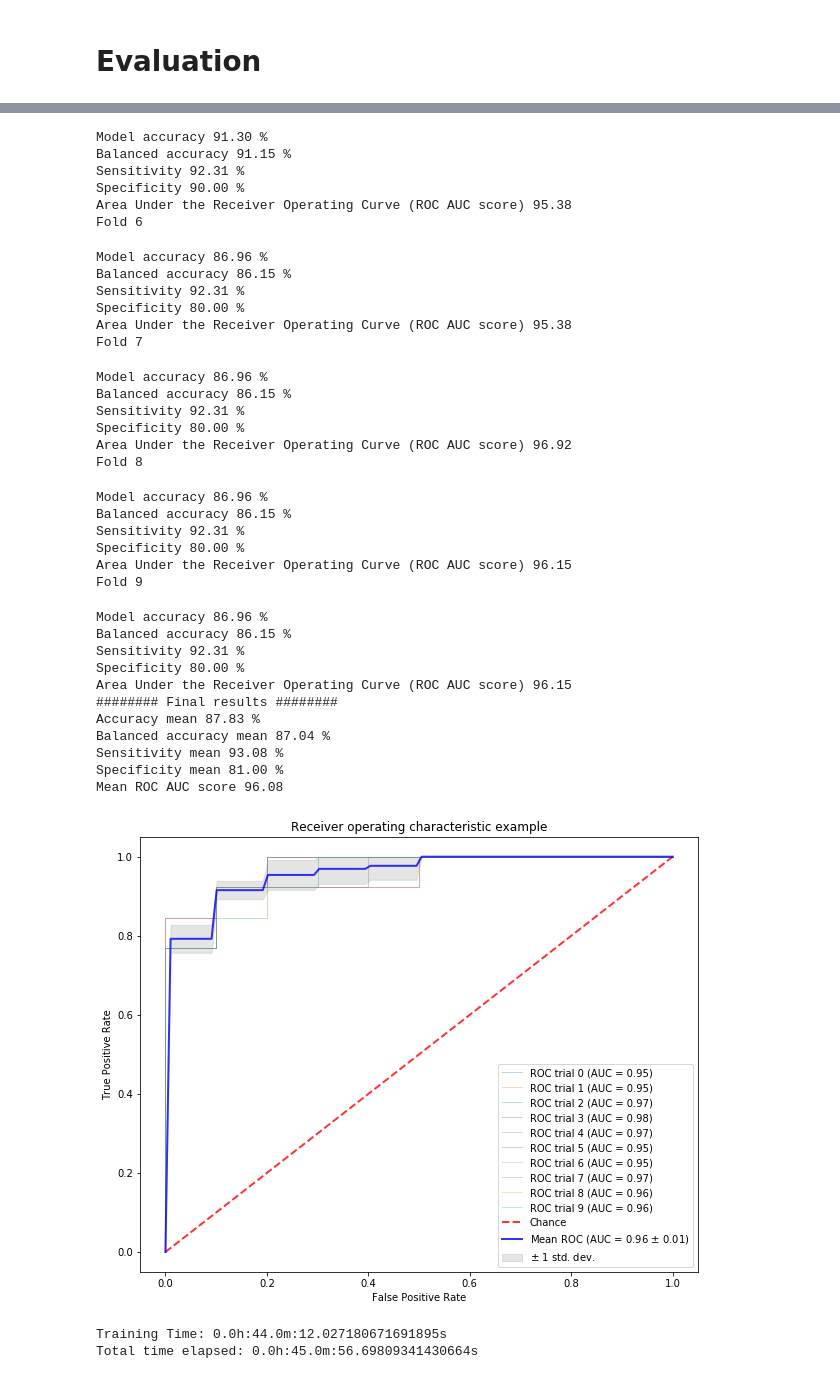
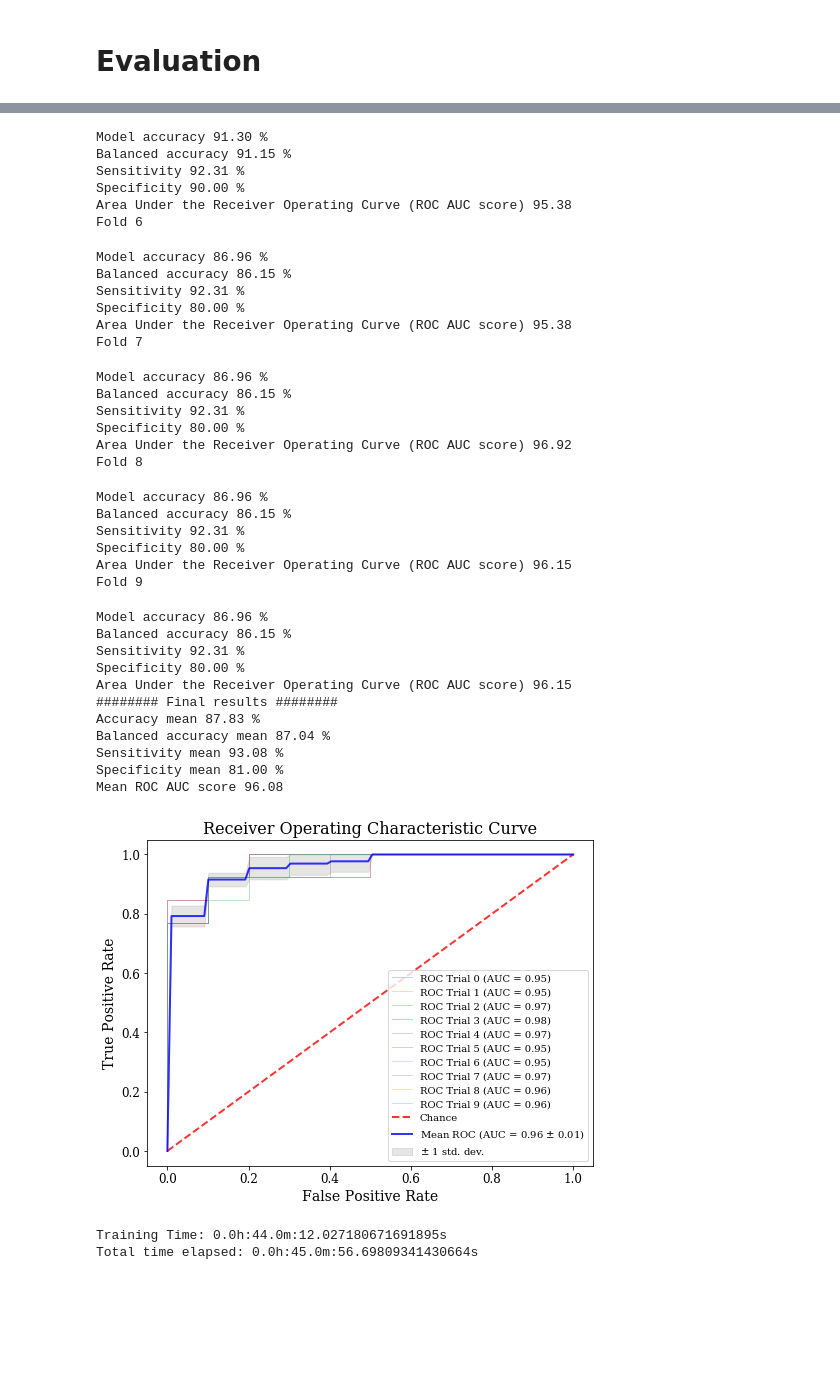
Before and after one commit to derEitel/explainableMS, a Jupyter notebook: Fine-tuning on MS.ipynb, the cells around one changed output, grey strips where cells are left out. Drawn from its saved outputs; the diff is of its cells as text; code cells hidden in the pictures; blank space fills up the shorter version.

```diff
--- a/Fine-tuning on MS.ipynb
+++ b/Fine-tuning on MS.ipynb
@@ -48,8 +48,12 @@ result_dir = "/analysis/fabiane/models/MS/pretrained/rebuild_64Net/new_script"
 !mkdir -p $result_dir
 # %%
 # load hdf5 files and extract columns
-train_h5 = h5py.File('/analysis/share/Ritter/MS/CIS/train_dataset.h5', 'r')
-holdout_h5 = h5py.File('/analysis/share/Ritter/MS/CIS/holdout_dataset.h5', 'r')
+#train_h5 = h5py.File('/analysis/fabiane/data/MS/explMS/train_dataset.h5', 'r')
+#holdout_h5 = h5py.File('/analysis/fabiane/data/MS/explMS/holdout_dataset.h5', 'r')
+
+train_h5 = h5py.File('/analysis/ritter/Dataset/MS/CIS/train_dataset.h5', 'r')
+holdout_h5 = h5py.File('/analysis/ritter/Dataset/MS/CIS/holdout_dataset.h5', 'r')
+
 
 X_train, y_train = train_h5['X'], train_h5['y']
 X_holdout, y_holdout = holdout_h5['X'], holdout_h5['y']
@@ -136,7 +140,8 @@ def init_model(path, finetune=True, up_to=7):
 # %%
 # load model weights
 #model_path = "/analysis/share/Ritter/models/fabi/ADNI/pretraining_paper/model.h5"
-model_path = "/analysis/share/Ritter/models/fabi/ADNI/pretraining_paper/model_trial_6.h5"
+#model_path = "/analysis/ritter/models/fabi/ADNI/pretraining_paper/model_trial_6.h5"
+model_path = "/analysis/fabiane/models/ADNI/explMS/model_trial_6.h5"
 model = init_model(model_path, finetune=False, up_to=None)
 print(model.summary())
 # %% [output]
@@ -424,11 +429,20 @@ Epoch 00049: early stopping
 training_time = time.time() - start_time
 # %% [markdown]
 # Evaluation
+# %%
+lr = 0.0005
+lr_decay = 0.002
+num_trials = 10
 # %%
 weights = ["weights-augm-trial%i-improvement-BEST.hdf5"%i for i in range(num_trials)]
 # %%
 # load holdout set
 test_loader = CISDataset(X_holdout, y_holdout, transform=[intensity], batch_size=1, shuffle=False)
+# %%
+plt.rc('font', family='serif')
+#file_path = None
+image_file_dir = "/analysis/fabiane/documents/publications/MS_CNN_VIS/"
+file_path = os.path.join(image_file_dir, "fine_tuning_MS_ROC_curve.png")
 # %%
 accuracies = []
 balanced_accuracies = []
@@ -438,7 +452,7 @@ auc_scores = []
 tprs = []
 mean_fpr = np.linspace(0, 1, 100)
 
-plt.figure(figsize=(10, 8))
+plt.figure(figsize=(8, 6))
 
 for fold, weight in enumerate(weights):
     print("Fold {}".format(fold))
@@ -475,7 +489,7 @@ for fold, weight in enumerate(weights):
     print("Specificity {:.2f} %".format(spec*100))
     print("Area Under the Receiver Operating Curve (ROC AUC score) {:.2f}".format(roc_auc*100))
     plt.plot(fpr, tpr, lw=1, alpha=0.3,
-             label='ROC trial %d (AUC = %0.2f)' % (fold, roc_auc))
+             label='ROC Trial %d (AUC = %0.2f)' % (fold, roc_auc))
 
 print("######## Final results ########")
 print("Accuracy mean {:.2f} %".format(np.mean(accuracies)*100))
@@ -506,10 +520,13 @@ plt.fill_between(mean_fpr, tprs_lower, tprs_upper, color='grey', alpha=.2,
 
 plt.xlim([-0.05, 1.05])
 plt.ylim([-0.05, 1.05])
-plt.xlabel('False Positive Rate')
-plt.ylabel('True Positive Rate')
-plt.title('Receiver operating characteristic example')
+plt.xlabel('False Positive Rate', fontsize=14)
+plt.ylabel('True Positive Rate', fontsize=14)
+plt.tick_params(axis='both', labelsize=12)
+plt.title('Receiver Operating Characteristic Curve', fontsize=16)
 plt.legend(loc="lower right")
+if file_path is not None:
+        plt.savefig(file_path, format='png', transparent=True, bbox_inches='tight')
 plt.show()
 # %% [output]
 Fold 0
@@ -551,34 +568,34 @@ Area Under the Receiver Operating Curve (ROC AUC score) 95.38
 Fold 6
 Model accuracy 86.96 %
 Balanced accuracy 86.15 %
 Sensitivity 92.31 %
 Specificity 80.00 %
 Area Under the Receiver Operating Curve (ROC AUC score) 95.38
 Fold 7
 Model accuracy 86.96 %
 Balanced accuracy 86.15 %
 Sensitivity 92.31 %
 Specificity 80.00 %
 Area Under the Receiver Operating Curve (ROC AUC score) 96.92
 Fold 8
 Model accuracy 86.96 %
 Balanced accuracy 86.15 %
 Sensitivity 92.31 %
 Specificity 80.00 %
 Area Under the Receiver Operating Curve (ROC AUC score) 96.15
 Fold 9
 Model accuracy 86.96 %
 Balanced accuracy 86.15 %
 Sensitivity 92.31 %
 Specificity 80.00 %
 Area Under the Receiver Operating Curve (ROC AUC score) 96.15
 ######## Final results ########
 Accuracy mean 87.83 %
 Balanced accuracy mean 87.04 %
 Sensitivity mean 93.08 %
 Specificity mean 81.00 %
 Mean ROC AUC score 96.08
-[figure, old version]
+[figure, new version]
 # %%
 total_time = time.time() - start_time
 # %%
```
Also changed, not shown: parts of 4 cells of this notebook, 6 other files.
